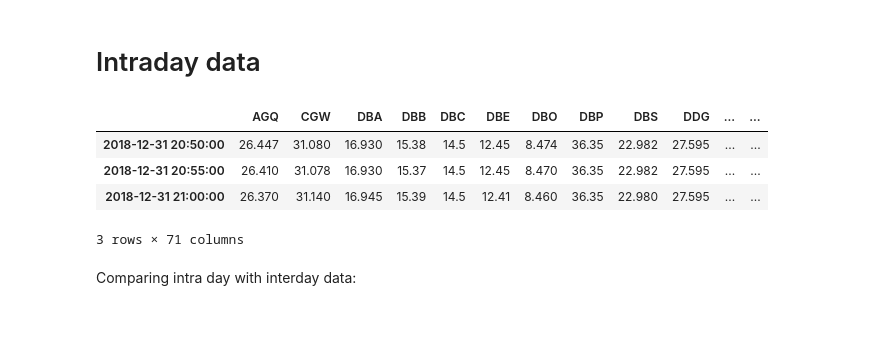
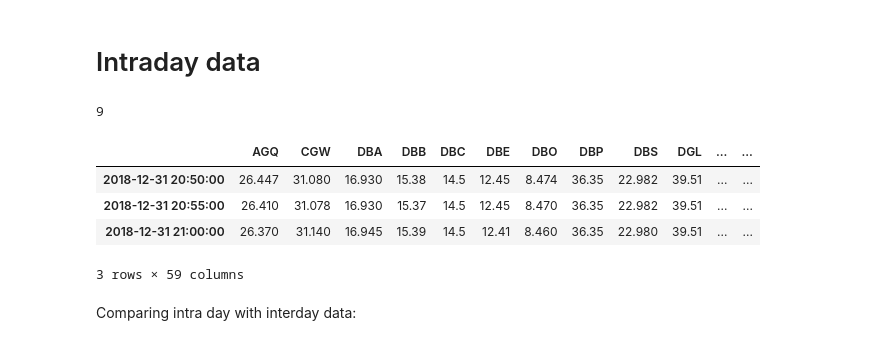
Before and after one commit to simaomsarmento/PairsTrading, a Jupyter notebook: PairsTrading_CommodityETFs-DataPreprocessing.ipynb, the cells around one changed output. Drawn from its saved outputs; the diff is of its cells as text; code cells hidden in the pictures.

```diff
--- a/PairsTrading_CommodityETFs-DataPreprocessing.ipynb
+++ b/PairsTrading_CommodityETFs-DataPreprocessing.ipynb
@@ -202,6 +239,12 @@ df_volume_train, df_volume_test = data_processor.split_data(df_volume,
                                                             (initial_test_date,
                                                              final_test_date),
                                                             remove_nan=True)
+
+# interpolate for single day ocurrences
+df_volume_train = df_volume_train.replace(to_replace=0,value=np.nan)
+df_volume_train = df_volume_train.interpolate(method="linear",limit=5)
+# replace again by zeros
+df_volume_train = df_volume_train.replace(to_replace=np.nan,value=0)
 
 non_zeros_counts = df_volume_train.fillna(0).astype(bool).sum(axis=0)
 zero_counts = pd.Series([len(df_volume_train)]*len(non_zeros_counts), index=non_zeros_counts.index) -\
@@ -252,20 +292,28 @@ etfs_list
 # %% [markdown]
 # Intraday data
+# %%
+len(tickers_to_remove)
+# %% [output]
+9
 # %%
 df_prices = pd.read_excel('data/etfs/intraday_etfs.xlsx')
 df_prices.index = pd.to_datetime(df_prices.index)
 
+# interpolate
 limit = 5
 df_prices_interpolate = df_prices.interpolate(method="linear",limit=limit)
-df_prices_interpolate.to_pickle('data/etfs/pickle/commodity_ETFs_intraday')
+
+# screen iliquid ETFs
+df_prices_screened = df_prices_interpolate.drop(columns=tickers_to_remove)
+df_prices_screened.to_pickle('data/etfs/pickle/commodity_ETFs_intraday_interpolated_screened')
 # %%
-df_prices.tail(3)
+df_prices_screened.tail(3)
 # %% [output]
-|  | AGQ | CGW | DBA | DBB | DBC | DBE | DBO | DBP | DBS | DDG | ... | ... |
-| 2018-12-31 20:50:00 | 26.447 | 31.080 | 16.930 | 15.38 | 14.5 | 12.45 | 8.474 | 36.35 | 22.982 | 27.595 | ... | ... |
-| 2018-12-31 20:55:00 | 26.410 | 31.078 | 16.930 | 15.37 | 14.5 | 12.45 | 8.470 | 36.35 | 22.982 | 27.595 | ... | ... |
-| 2018-12-31 21:00:00 | 26.370 | 31.140 | 16.945 | 15.39 | 14.5 | 12.41 | 8.460 | 36.35 | 22.980 | 27.595 | ... | ... |
+|  | AGQ | CGW | DBA | DBB | DBC | DBE | DBO | DBP | DBS | DGL | ... | ... |
+| 2018-12-31 20:50:00 | 26.447 | 31.080 | 16.930 | 15.38 | 14.5 | 12.45 | 8.474 | 36.35 | 22.982 | 39.51 | ... | ... |
+| 2018-12-31 20:55:00 | 26.410 | 31.078 | 16.930 | 15.37 | 14.5 | 12.45 | 8.470 | 36.35 | 22.982 | 39.51 | ... | ... |
+| 2018-12-31 21:00:00 | 26.370 | 31.140 | 16.945 | 15.39 | 14.5 | 12.41 | 8.460 | 36.35 | 22.980 | 39.51 | ... | ... |
-3 rows × 71 columns
+3 rows × 59 columns
 # %% [markdown]
 Comparing intra day with interday data:
 # %%
```
Also changed, not shown: parts of 7 cells of this notebook, 4 other files.
